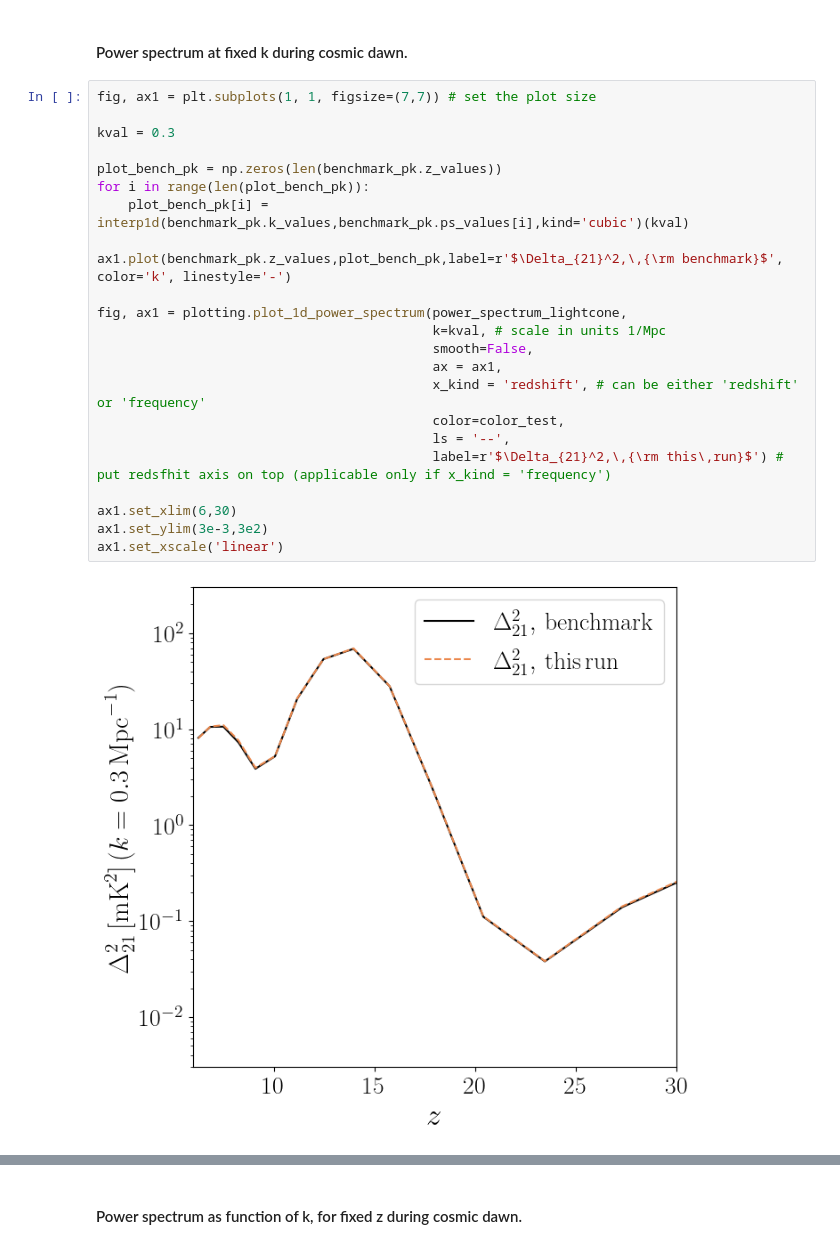
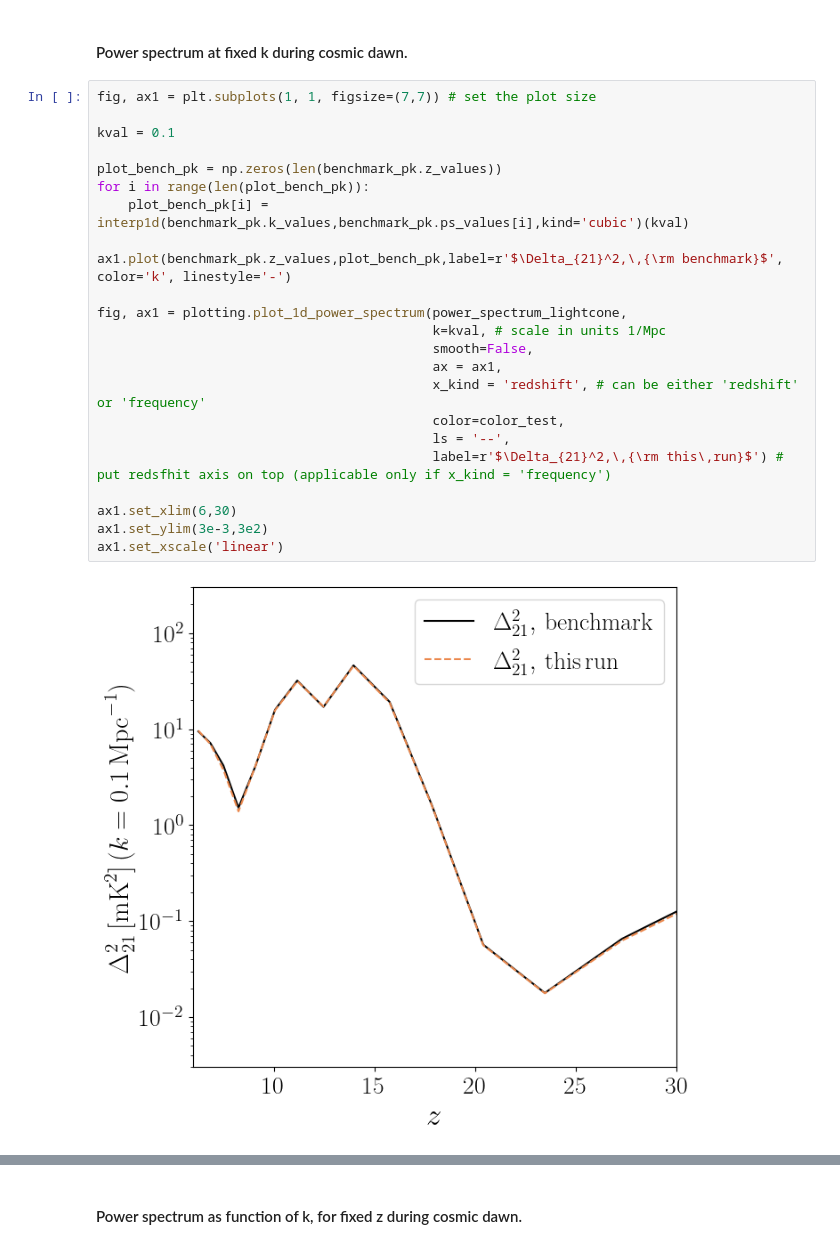
Before and after one commit to jordanflitter/21cmFirstCLASS, a Jupyter notebook: Tutorial (Jupyter notebooks)/test_SFRchanges.ipynb, the cells around one changed output, grey strips where cells are left out. Saved outputs shown, nothing was run; the diff lists cells and outputs as text.

```diff
--- a/Tutorial (Jupyter notebooks)/test_SFRchanges.ipynb
+++ b/Tutorial (Jupyter notebooks)/test_SFRchanges.ipynb
@@ -374,28 +380,28 @@ Important Note:  The following power spectrum plots are imprecise, especially wh
 # %%
 fig, ax1 = plt.subplots(1, 1, figsize=(7,7)) # set the plot size
 
-kval = 0.3
+kval = 0.1
 
 plot_bench_pk = np.zeros(len(benchmark_pk.z_values))
 for i in range(len(plot_bench_pk)):
     plot_bench_pk[i] = interp1d(benchmark_pk.k_values,benchmark_pk.ps_values[i],kind='cubic')(kval)
 
 ax1.plot(benchmark_pk.z_values,plot_bench_pk,label=r'$\Delta_{21}^2,\,{\rm benchmark}$', color='k', linestyle='-')
 
 fig, ax1 = plotting.plot_1d_power_spectrum(power_spectrum_lightcone,
                                            k=kval, # scale in units 1/Mpc
                                            smooth=False,
                                            ax = ax1,
                                            x_kind = 'redshift', # can be either 'redshift' or 'frequency'
                                            color=color_test,
                                            ls = '--',
                                            label=r'$\Delta_{21}^2,\,{\rm this\,run}$') # put redsfhit axis on top (applicable only if x_kind = 'frequency')
 
 ax1.set_xlim(6,30)
 ax1.set_ylim(3e-3,3e2)
 ax1.set_xscale('linear')
 # %% [output]
-[figure, old version]
+[figure, new version]
 # %%
 different_pk = np.max(abs((power_spectrum_lightcone.ps_values-benchmark_pk.ps_values)/benchmark_pk.ps_values * 100))
 if round(different_pk,1) > 0.:
```
Also changed, not shown: parts of 4 cells of this notebook, 4 other files.
